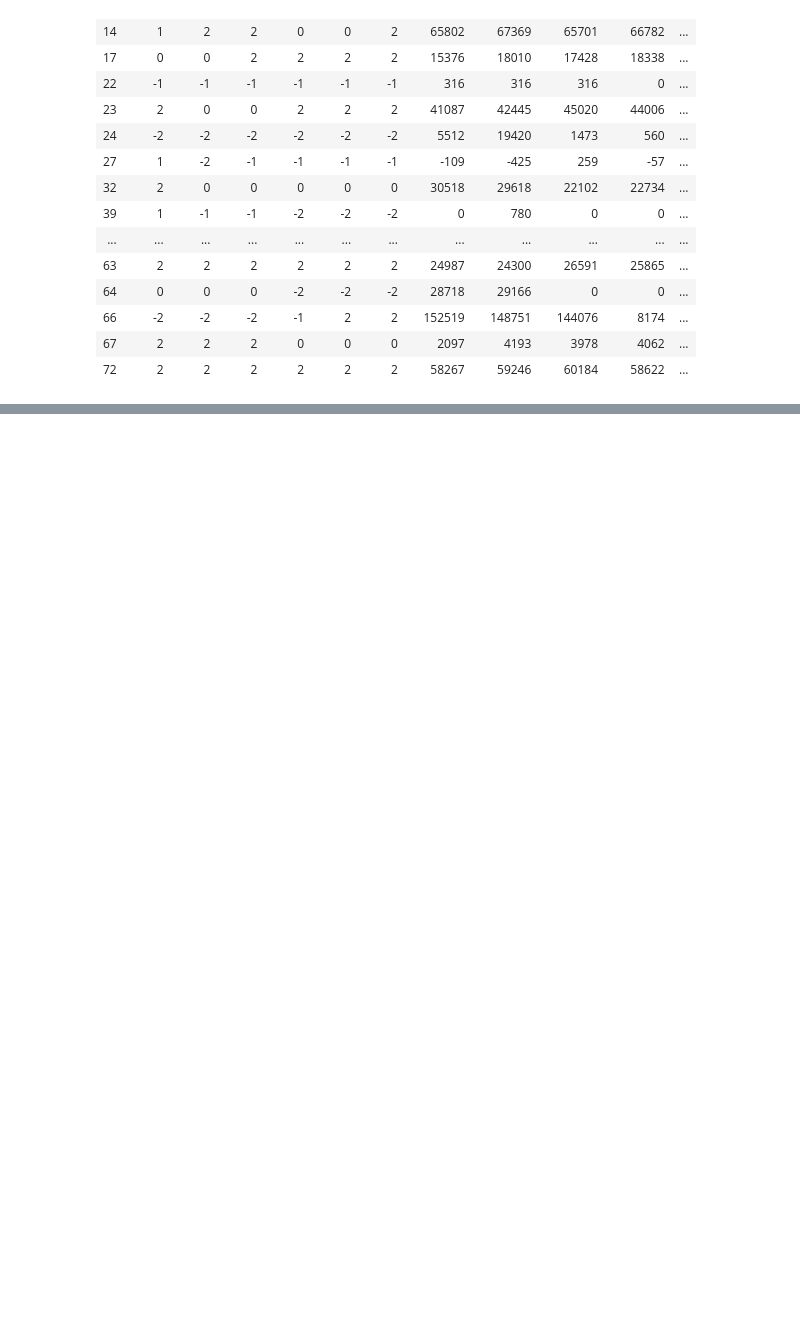
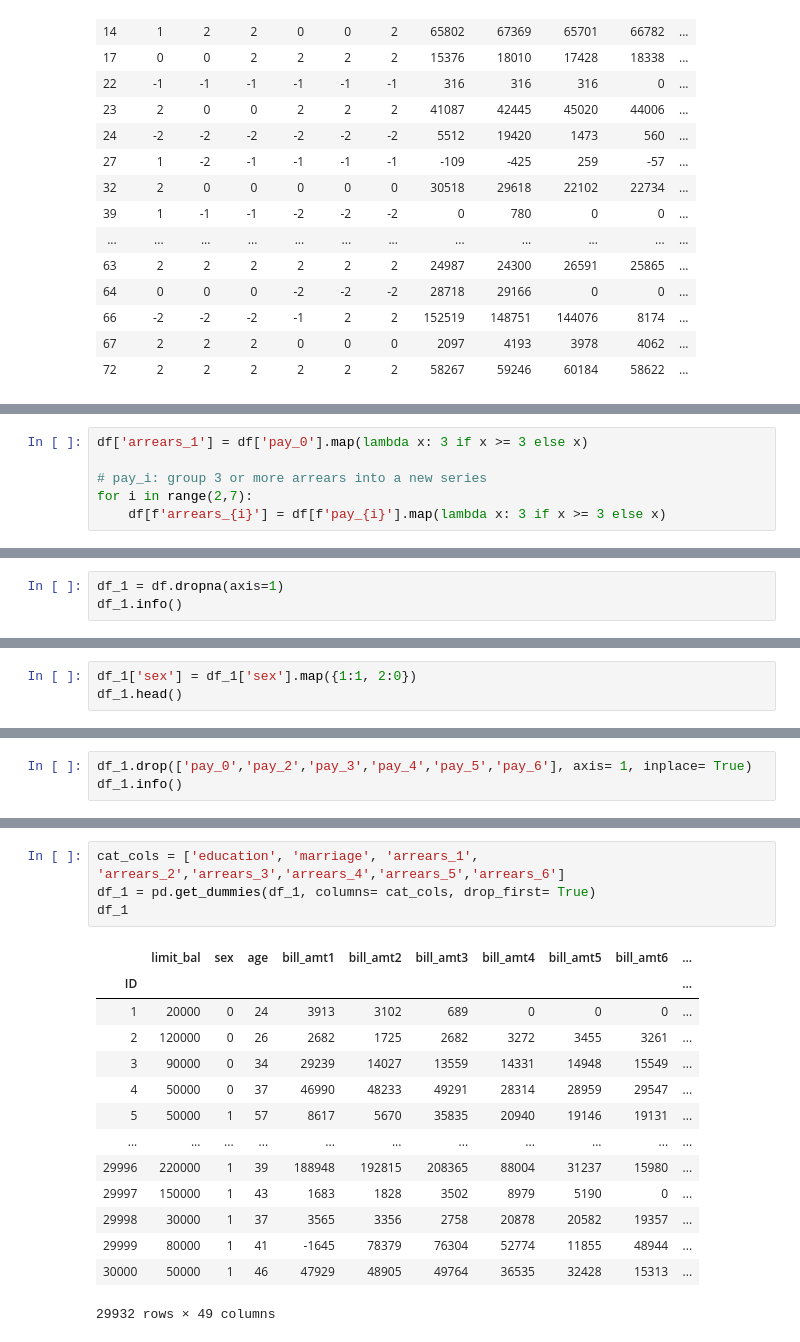
Before and after one commit to tinacliu/mod5_project, a Jupyter notebook: mo_notebook.ipynb, the cells around one changed output, grey strips where cells are left out. Cells and saved outputs as stored; diff of their text form; blank space fills up the shorter version.

```diff
--- a/mo_notebook.ipynb
+++ b/mo_notebook.ipynb
@@ -176,0 +203,6 @@ df[df['default']==1].iloc[:20,5:24]
+# %%
+df['arrears_1'] = df['pay_0'].map(lambda x: 3 if x >= 3 else x)
+
+# pay_i: group 3 or more arrears into a new series
+for i in range(2,7):
+    df[f'arrears_{i}'] = df[f'pay_{i}'].map(lambda x: 3 if x >= 3 else x)
@@ -176,0 +240,3 @@ df[df['default']==1].iloc[:20,5:24]
+# %%
+df_1 = df.dropna(axis=1)
+df_1.info()
@@ -176,0 +261,3 @@ df[df['default']==1].iloc[:20,5:24]
+# %%
+df_1['sex'] = df_1['sex'].map({1:1, 2:0})
+df_1.head()
@@ -176,0 +278,3 @@ df[df['default']==1].iloc[:20,5:24]
+# %%
+df_1.drop(['pay_0','pay_2','pay_3','pay_4','pay_5','pay_6'], axis= 1, inplace= True)
+df_1.info()
@@ -176,0 +303,19 @@ df[df['default']==1].iloc[:20,5:24]
+# %%
+cat_cols = ['education', 'marriage', 'arrears_1', 'arrears_2','arrears_3','arrears_4','arrears_5','arrears_6']
+df_1 = pd.get_dummies(df_1, columns= cat_cols, drop_first= True)
+df_1
+# %% [output]
+|  | limit_bal | sex | age | bill_amt1 | bill_amt2 | bill_amt3 | bill_amt4 | bill_amt5 | bill_amt6 | ... |
+| ID |  |  |  |  |  |  |  |  |  | ... |
+| 1 | 20000 | 0 | 24 | 3913 | 3102 | 689 | 0 | 0 | 0 | ... |
+| 2 | 120000 | 0 | 26 | 2682 | 1725 | 2682 | 3272 | 3455 | 3261 | ... |
+| 3 | 90000 | 0 | 34 | 29239 | 14027 | 13559 | 14331 | 14948 | 15549 | ... |
+| 4 | 50000 | 0 | 37 | 46990 | 48233 | 49291 | 28314 | 28959 | 29547 | ... |
+| 5 | 50000 | 1 | 57 | 8617 | 5670 | 35835 | 20940 | 19146 | 19131 | ... |
+| ... | ... | ... | ... | ... | ... | ... | ... | ... | ... | ... |
+| 29996 | 220000 | 1 | 39 | 188948 | 192815 | 208365 | 88004 | 31237 | 15980 | ... |
+| 29997 | 150000 | 1 | 43 | 1683 | 1828 | 3502 | 8979 | 5190 | 0 | ... |
+| 29998 | 30000 | 1 | 37 | 3565 | 3356 | 2758 | 20878 | 20582 | 19357 | ... |
+| 29999 | 80000 | 1 | 41 | -1645 | 78379 | 76304 | 52774 | 11855 | 48944 | ... |
+| 30000 | 50000 | 1 | 46 | 47929 | 48905 | 49764 | 36535 | 32428 | 15313 | ... |
+29932 rows × 49 columns
```
Also changed, not shown: parts of 24 cells of this notebook.
